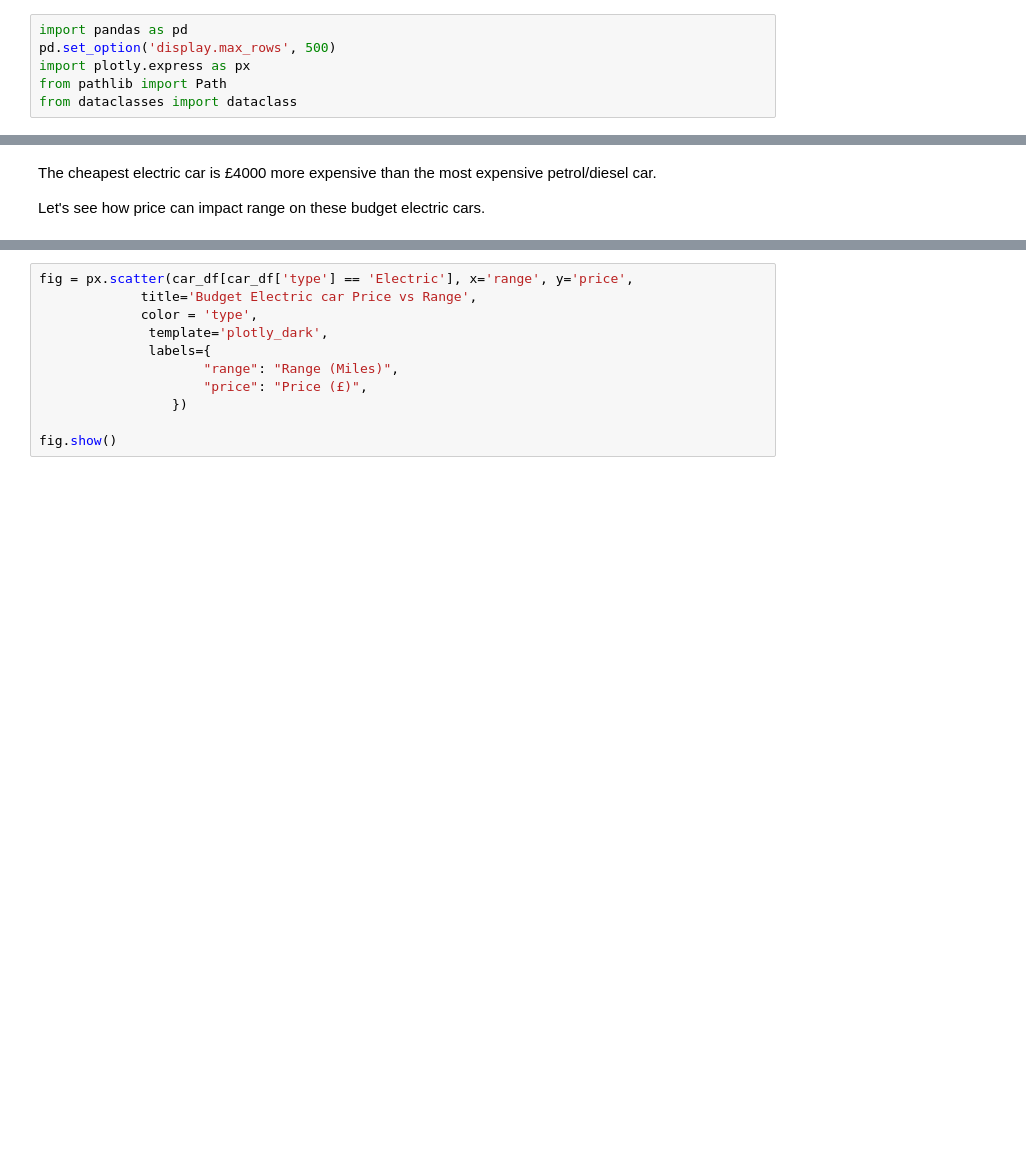
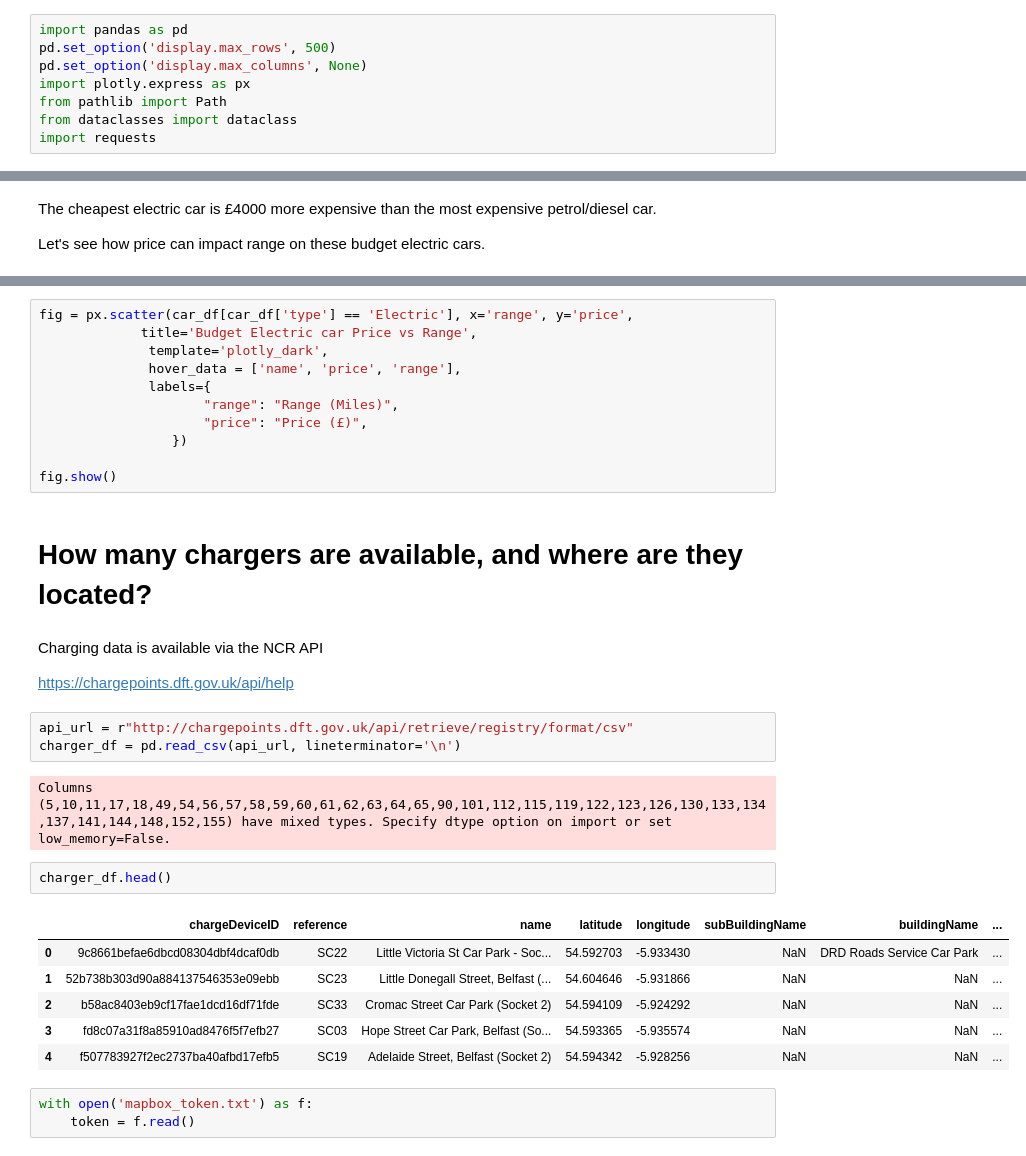
Before and after one commit to jmoro0408/UK_Net_Zero, a Jupyter notebook: Zero_Emission_vehicles.ipynb, the cells around one changed output, grey strips where cells are left out. Drawn from its saved outputs; the diff is of its cells as text; blank space fills up the shorter version.

Commit message:
added charger map

```diff
--- a/Zero_Emission_vehicles.ipynb
+++ b/Zero_Emission_vehicles.ipynb
@@ -1,9 +1,11 @@
 # %%
 import pandas as pd
 pd.set_option('display.max_rows', 500)
+pd.set_option('display.max_columns', None)
 import plotly.express as px
 from pathlib import Path
 from dataclasses import dataclass
+import requests
 # %% [markdown]
 # Point 4: Accelerating the Shift to Zero Emission Vehicles,
 End the sale of new pure
@@ -209,11 +220,35 @@ Let's see how price can impact range on these budget electric cars.
 # %%
 fig = px.scatter(car_df[car_df['type'] == 'Electric'], x='range', y='price',
              title='Budget Electric car Price vs Range',
-             color = 'type',
               template='plotly_dark',
+              hover_data = ['name', 'price', 'range'],
               labels={
                      "range": "Range (Miles)",
                      "price": "Price (£)",
                  })
 
 fig.show()
+# %% [markdown]
+# How many chargers are available, and where are they located?
+# %% [markdown]
+Charging data is available via the NCR API
+
+
+https://chargepoints.dft.gov.uk/api/help
+# %%
+api_url = r"http://chargepoints.dft.gov.uk/api/retrieve/registry/format/csv"
+charger_df = pd.read_csv(api_url, lineterminator='\n')
+# %% [output]
+Columns (5,10,11,17,18,49,54,56,57,58,59,60,61,62,63,64,65,90,101,112,115,119,122,123,126,130,133,134,137,141,144,148,152,155) have mixed types. Specify dtype option on import or set low_memory=False.
+# %%
+charger_df.head()
+# %% [output]
+|  | chargeDeviceID | reference | name | latitude | longitude | subBuildingName | buildingName | ... |
+| 0 | 9c8661befae6dbcd08304dbf4dcaf0db | SC22 | Little Victoria St Car Park - Soc... | 54.592703 | -5.933430 | NaN | DRD Roads Service Car Park | ... |
+| 1 | 52b738b303d90a884137546353e09ebb | SC23 | Little Donegall Street, Belfast (... | 54.604646 | -5.931866 | NaN | NaN | ... |
+| 2 | b58ac8403eb9cf17fae1dcd16df71fde | SC33 | Cromac Street Car Park (Socket 2) | 54.594109 | -5.924292 | NaN | NaN | ... |
+| 3 | fd8c07a31f8a85910ad8476f5f7efb27 | SC03 | Hope Street Car Park, Belfast (So... | 54.593365 | -5.935574 | NaN | NaN | ... |
+| 4 | f507783927f2ec2737ba40afbd17efb5 | SC19 | Adelaide Street, Belfast (Socket 2) | 54.594342 | -5.928256 | NaN | NaN | ... |
+# %%
+with open('mapbox_token.txt') as f:
+    token = f.read()
```
Also changed, not shown: parts of 5 cells of this notebook.
